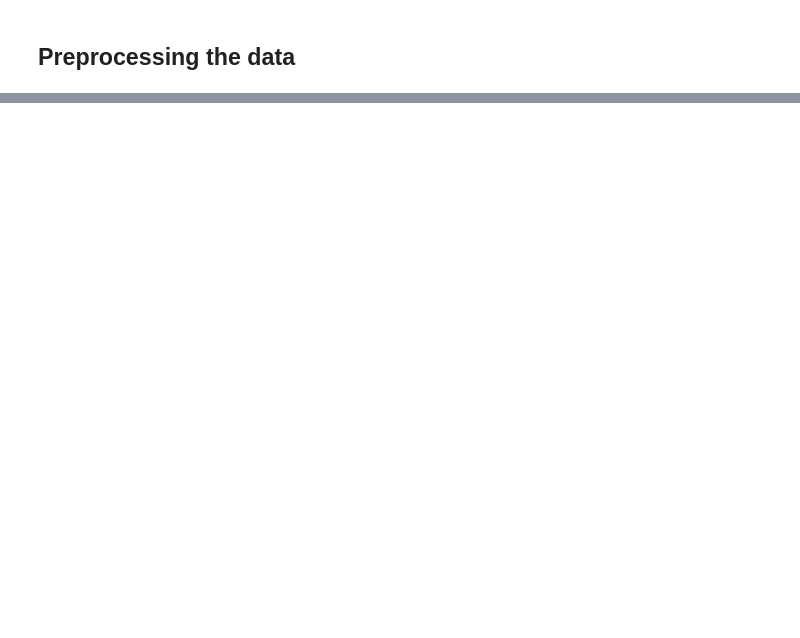
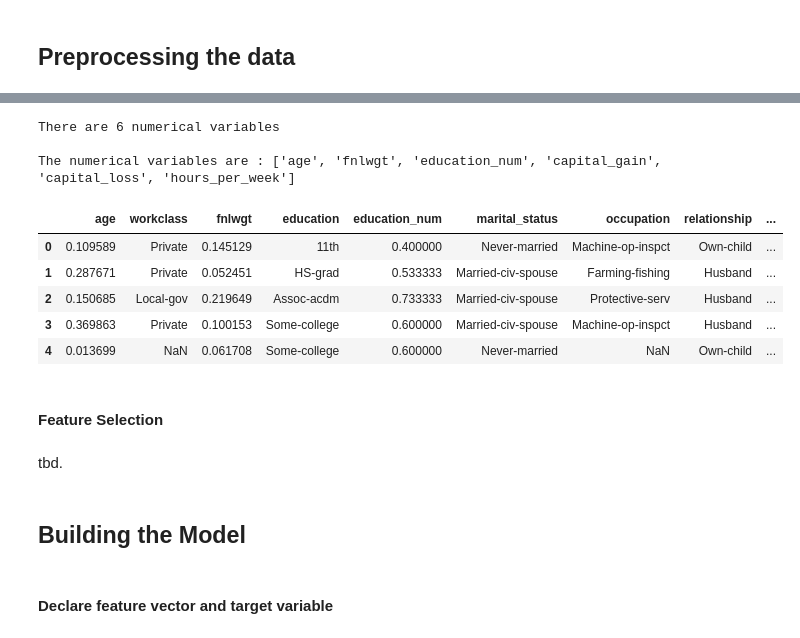
Before and after one commit to eva-f00/bayes_xml, a Jupyter notebook: Naive Bayes Classifier.ipynb, the cells around one changed output, grey strips where cells are left out. Drawn from its saved outputs; the diff is of its cells as text; code cells hidden in the pictures; blank space fills up the shorter version.

```diff
--- a/Naive Bayes Classifier.ipynb
+++ b/Naive Bayes Classifier.ipynb
@@ -31,0 +226,4 @@ ds.describe(include='all')
+# %%
+# replace '?' values in occupation variable with `NaN`
+ds['occupation'].replace('?', np.NaN, inplace=True)
+ds.occupation.value_counts()
@@ -31,0 +260,4 @@ ds.describe(include='all')
+# %%
+# replace '?' values in native_country variable with `NaN`
+ds['native_country'].replace('?', np.NaN, inplace=True)
+ds.native_country.value_counts()
@@ -31,0 +286,4 @@ ds.describe(include='all')
+# %%
+# check for cardinality in categorical variables
+for var in categorical:
+    print(var, ' contains ', len(ds[var].unique()), ' labels')
@@ -31,0 +300,30 @@ ds.describe(include='all')
+# %%
+# get numerical variables
+numerical = [var for var in ds.columns if ds[var].dtype!='O']
+print('There are {} numerical variables\n'.format(len(numerical)))
+print('The numerical variables are :', numerical)
+# %% [output]
+There are 6 numerical variables
+
+The numerical variables are : ['age', 'fnlwgt', 'education_num', 'capital_gain', 'capital_loss', 'hours_per_week']
+# %%
+from sklearn.preprocessing import MinMaxScaler
+scaler = MinMaxScaler()
+features_log_minmax_transform = pd.DataFrame(ds)
+features_log_minmax_transform[numerical] = scaler.fit_transform(features_log_minmax_transform[numerical])
+display(features_log_minmax_transform.head(n=5))
+# %% [output]
+|  | age | workclass | fnlwgt | education | education_num | marital_status | occupation | relationship | ... |
+| 0 | 0.109589 | Private | 0.145129 | 11th | 0.400000 | Never-married | Machine-op-inspct | Own-child | ... |
+| 1 | 0.287671 | Private | 0.052451 | HS-grad | 0.533333 | Married-civ-spouse | Farming-fishing | Husband | ... |
+| 2 | 0.150685 | Local-gov | 0.219649 | Assoc-acdm | 0.733333 | Married-civ-spouse | Protective-serv | Husband | ... |
+| 3 | 0.369863 | Private | 0.100153 | Some-college | 0.600000 | Married-civ-spouse | Machine-op-inspct | Husband | ... |
+| 4 | 0.013699 | NaN | 0.061708 | Some-college | 0.600000 | Never-married | NaN | Own-child | ... |
+# %% [markdown]
+<h4> Feature Selection
+# %% [markdown]
+tbd.
+# %% [markdown]
+<h2>Building the Model
+# %% [markdown]
+<h4>Declare feature vector and target variable
```
Also changed, not shown: parts of 42 cells of this notebook.
